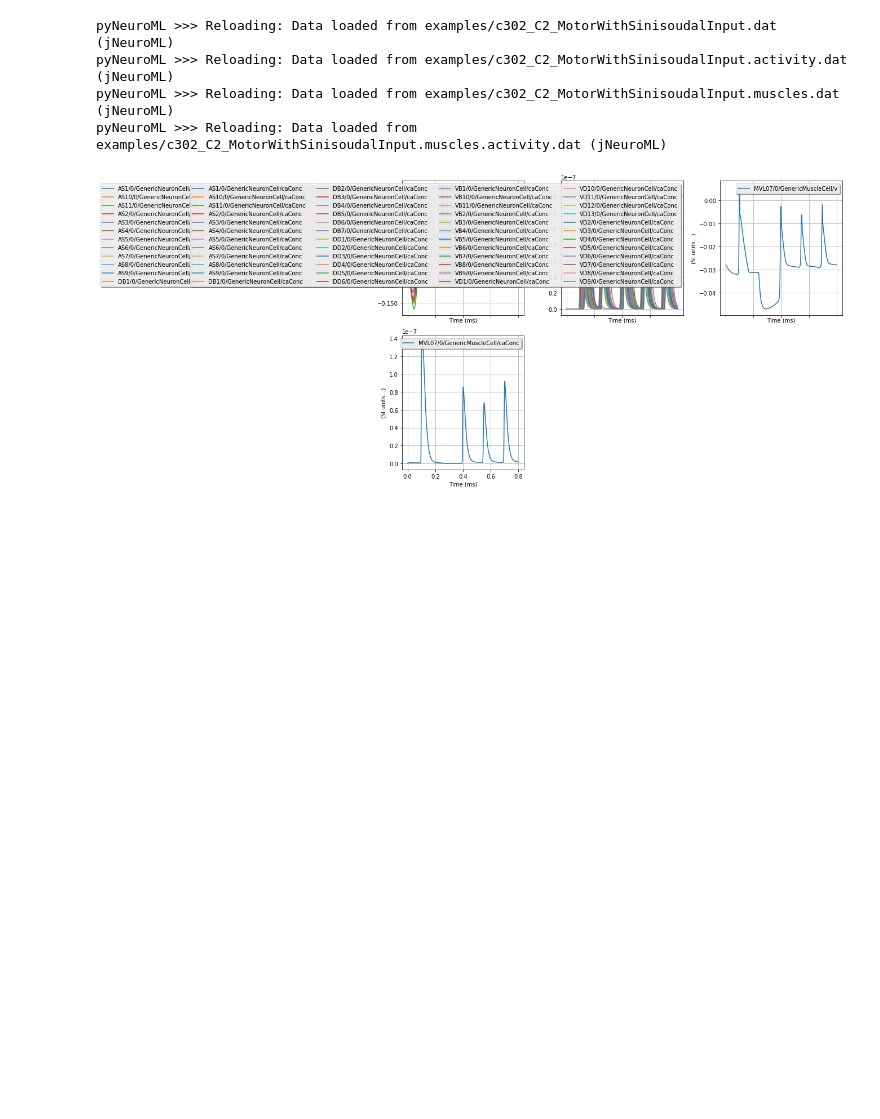
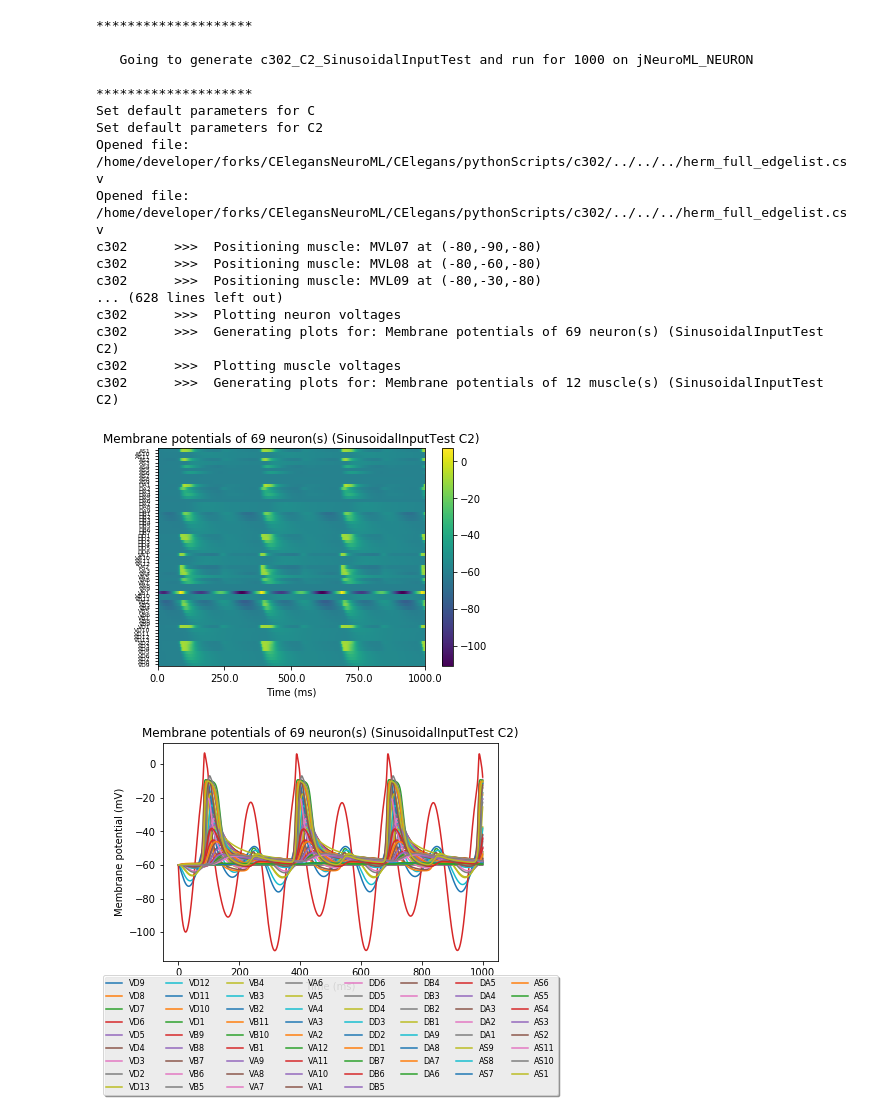
Before and after one commit to openworm/CElegansNeuroML, a Jupyter notebook: CElegans/pythonScripts/c302/notebooks/RunMotorWithSinusoidalInput.ipynb, the cells around one changed output. Drawn from its saved outputs; the diff is of its cells as text; code cells hidden in the pictures; blank space fills up the shorter version.

Commit message:
Update jupyter notebooks
Now calling runAndPlot.run_c302()

```diff
--- a/CElegans/pythonScripts/c302/notebooks/RunMotorWithSinusoidalInput.ipynb
+++ b/CElegans/pythonScripts/c302/notebooks/RunMotorWithSinusoidalInput.ipynb
@@ -118,11 +5,25 @@ from pyneuroml import pynml
-# %%
-results = pynml.run_lems_with_jneuroml(os.path.split(LEMS_MODEL_PATH)[1],
-                             verbose=False, load_saved_data=True, nogui=True,
-                             exec_in_dir=os.path.split(LEMS_MODEL_PATH)[0],
-                             plot=True)
-# %% [output]
-pyNeuroML >>> Reloading: Data loaded from examples/c302_C2_MotorWithSinisoudalInput.dat (jNeuroML)
-pyNeuroML >>> Reloading: Data loaded from examples/c302_C2_MotorWithSinisoudalInput.activity.dat (jNeuroML)
-pyNeuroML >>> Reloading: Data loaded from examples/c302_C2_MotorWithSinisoudalInput.muscles.dat (jNeuroML)
-pyNeuroML >>> Reloading: Data loaded from examples/c302_C2_MotorWithSinisoudalInput.muscles.activity.dat (jNeuroML)
-[figure, removed]
+# %%
+from runAndPlot import run_c302
+
+%matplotlib inline
+cells, cells_to_stimulate, params, muscles = run_c302('SinusoidalInputTest','C2','',1000,0.05,'jNeuroML_NEURON',verbose=False, plot_ca=False, data_reader="UpdatedSpreadsheetDataReader")
+# %% [output]
+********************
+
+   Going to generate c302_C2_SinusoidalInputTest and run for 1000 on jNeuroML_NEURON
+
+********************
+Set default parameters for C
+Set default parameters for C2
+Opened file: /home/developer/forks/CElegansNeuroML/CElegans/pythonScripts/c302/../../../herm_full_edgelist.csv
+Opened file: /home/developer/forks/CElegansNeuroML/CElegans/pythonScripts/c302/../../../herm_full_edgelist.csv
+c302      >>>  Positioning muscle: MVL07 at (-80,-90,-80)
+c302      >>>  Positioning muscle: MVL08 at (-80,-60,-80)
+c302      >>>  Positioning muscle: MVL09 at (-80,-30,-80)
+... (628 lines left out)
+c302      >>>  Plotting neuron voltages
+c302      >>>  Generating plots for: Membrane potentials of 69 neuron(s) (SinusoidalInputTest C2)
+c302      >>>  Plotting muscle voltages
+c302      >>>  Generating plots for: Membrane potentials of 12 muscle(s) (SinusoidalInputTest C2)
+[figure, added]
+[figure, added]
```
Also changed, not shown: parts of 5 cells of this notebook, 1 other file.
